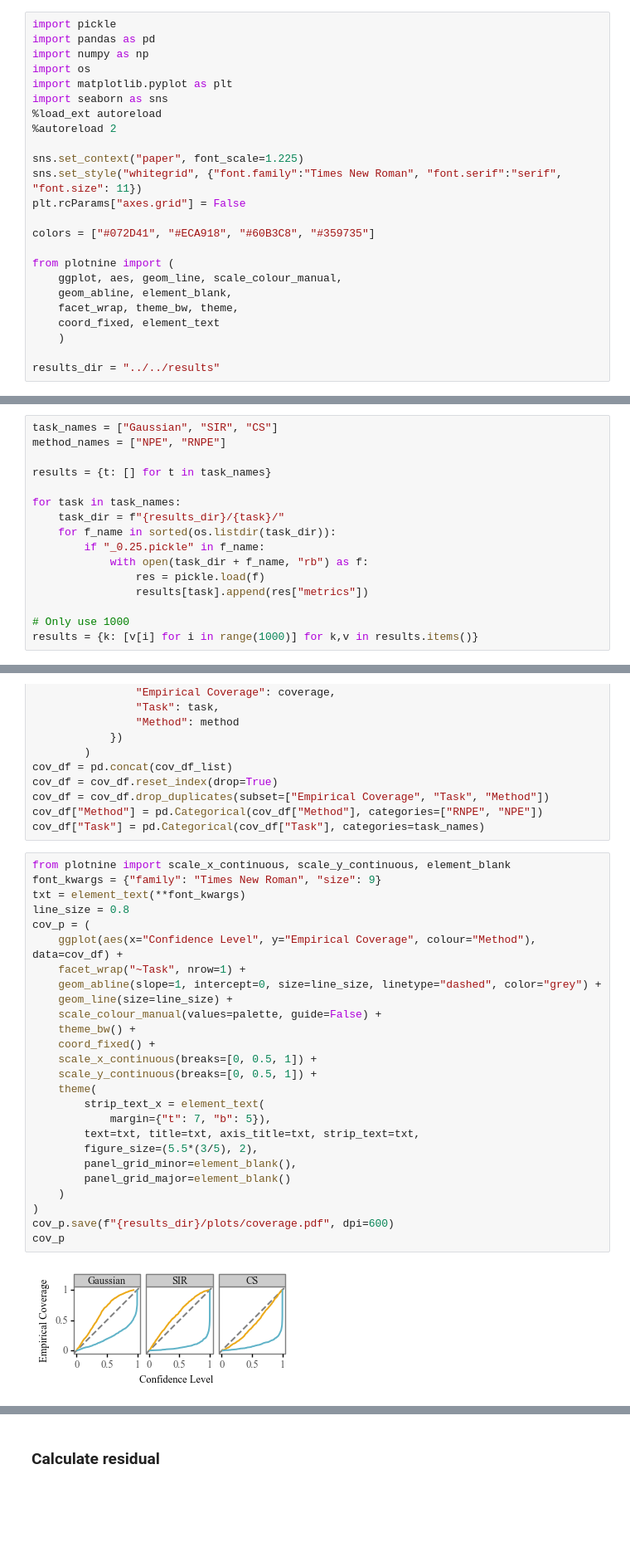
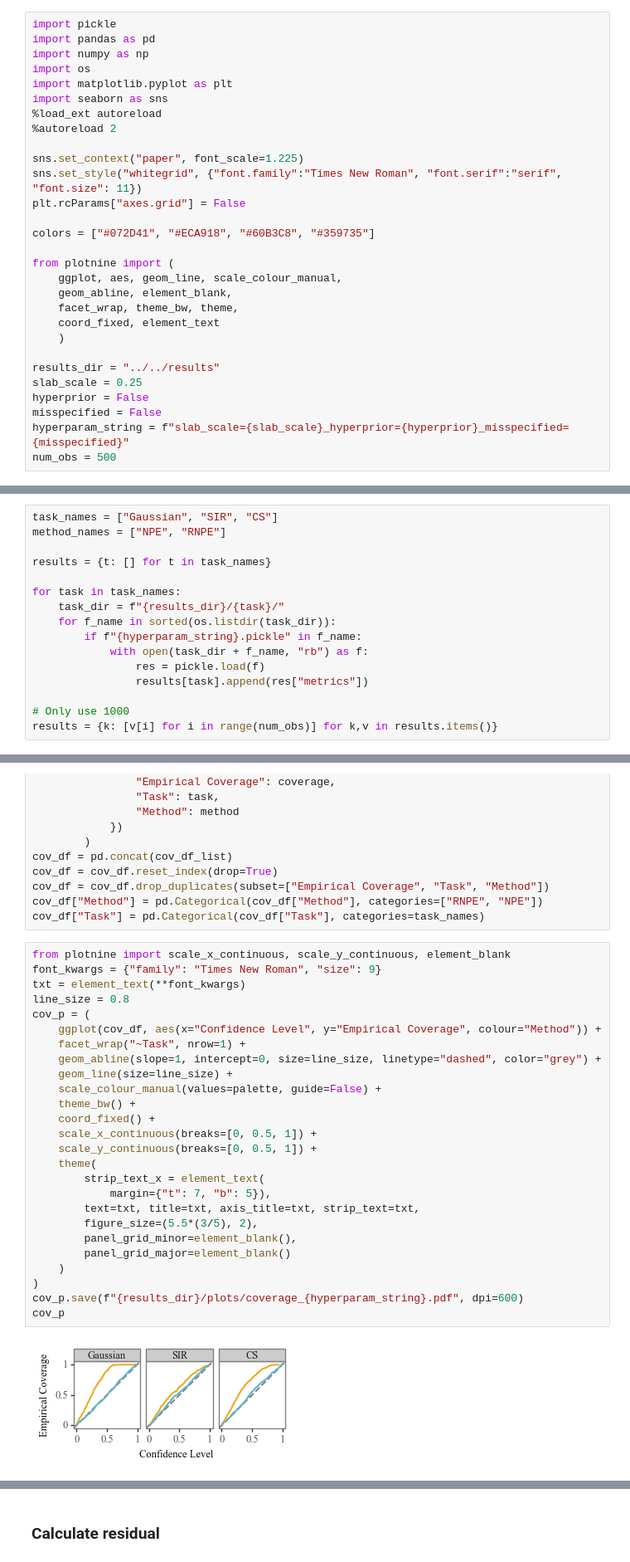
Before and after one commit to danielward27/rnpe, a Jupyter notebook: scripts/plots/plot_overall_results.ipynb, the cells around one changed output, grey strips where cells are left out. Shown at 83% size. Saved outputs shown, nothing was run; the diff lists cells and outputs as text; blank space fills up the shorter version.

```diff
--- a/scripts/plots/plot_overall_results.ipynb
+++ b/scripts/plots/plot_overall_results.ipynb
@@ -24,6 +24,11 @@ from plotnine import (
     )
 
 results_dir = "../../results"
+slab_scale = 0.25
+hyperprior = False
+misspecified = False
+hyperparam_string = f"slab_scale={slab_scale}_hyperprior={hyperprior}_misspecified={misspecified}"
+num_obs = 500
 # %% [output]
 The autoreload extension is already loaded. To reload it, use:
   %reload_ext autoreload
@@ -36,13 +41,13 @@ results = {t: [] for t in task_names}
 for task in task_names:
     task_dir = f"{results_dir}/{task}/"
     for f_name in sorted(os.listdir(task_dir)):
-        if "_0.25.pickle" in f_name:
+        if f"{hyperparam_string}.pickle" in f_name:
             with open(task_dir + f_name, "rb") as f:
                 res = pickle.load(f)
                 results[task].append(res["metrics"])
 
 # Only use 1000
-results = {k: [v[i] for i in range(1000)] for k,v in results.items()}
+results = {k: [v[i] for i in range(num_obs)] for k,v in results.items()}
 # %%
 df_list = []
 residual_list = []
@@ -128,28 +133,28 @@ cov_df["Task"] = pd.Categorical(cov_df["Task"], categories=task_names)
 # %%
 from plotnine import scale_x_continuous, scale_y_continuous, element_blank
 font_kwargs = {"family": "Times New Roman", "size": 9}
 txt = element_text(**font_kwargs)
 line_size = 0.8
 cov_p = (
-    ggplot(aes(x="Confidence Level", y="Empirical Coverage", colour="Method"), data=cov_df) +
+    ggplot(cov_df, aes(x="Confidence Level", y="Empirical Coverage", colour="Method")) +
     facet_wrap("~Task", nrow=1) +
     geom_abline(slope=1, intercept=0, size=line_size, linetype="dashed", color="grey") +
     geom_line(size=line_size) +
     scale_colour_manual(values=palette, guide=False) +
     theme_bw() +
     coord_fixed() +
     scale_x_continuous(breaks=[0, 0.5, 1]) +
     scale_y_continuous(breaks=[0, 0.5, 1]) +
     theme(
         strip_text_x = element_text(
             margin={"t": 7, "b": 5}),
         text=txt, title=txt, axis_title=txt, strip_text=txt,
         figure_size=(5.5*(3/5), 2),
         panel_grid_minor=element_blank(),
         panel_grid_major=element_blank()
     )
 )
-cov_p.save(f"{results_dir}/plots/coverage.pdf", dpi=600)
+cov_p.save(f"{results_dir}/plots/coverage_{hyperparam_string}.pdf", dpi=600)
 cov_p
 # %% [output]
-[figure, old version]
+[figure, new version]
```
Also changed, not shown: parts of 5 cells of this notebook, 22 other files.
